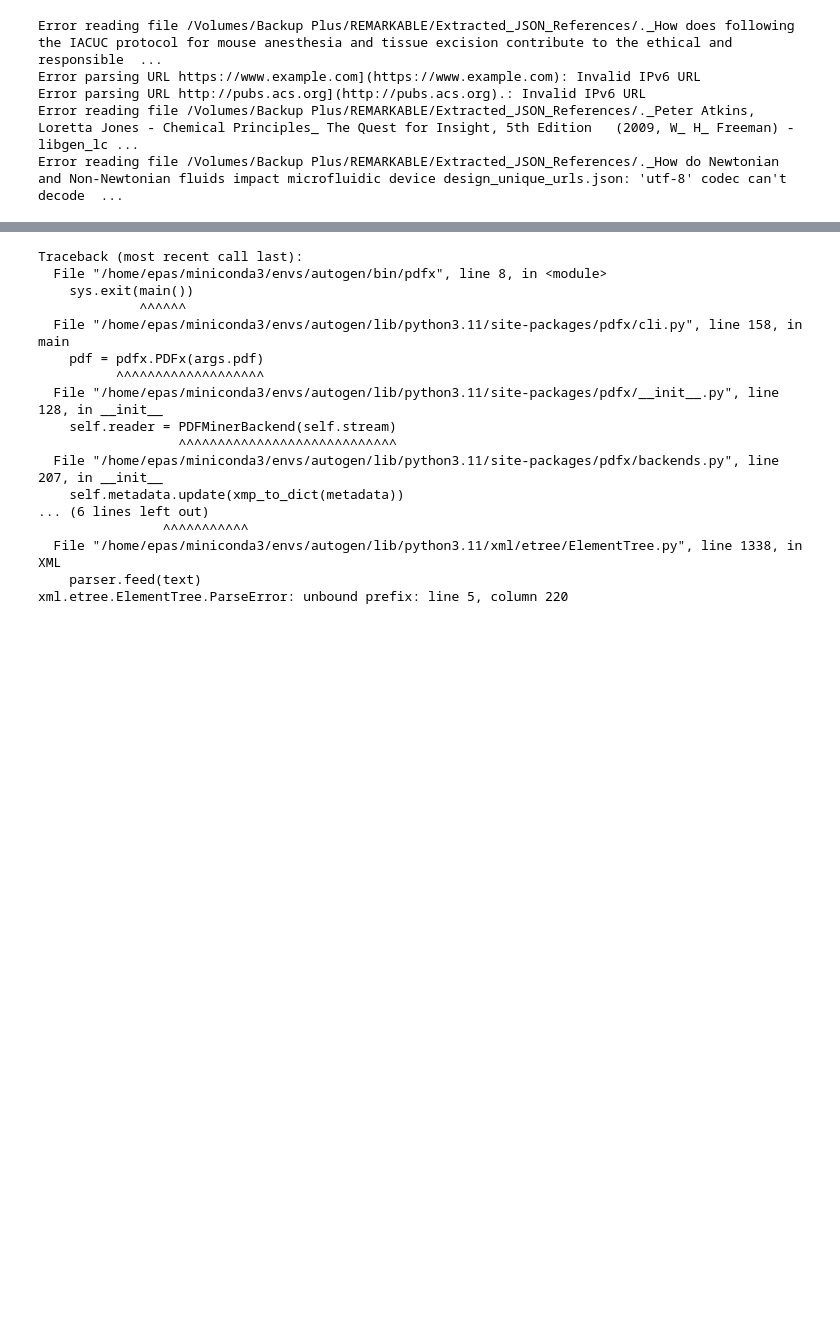
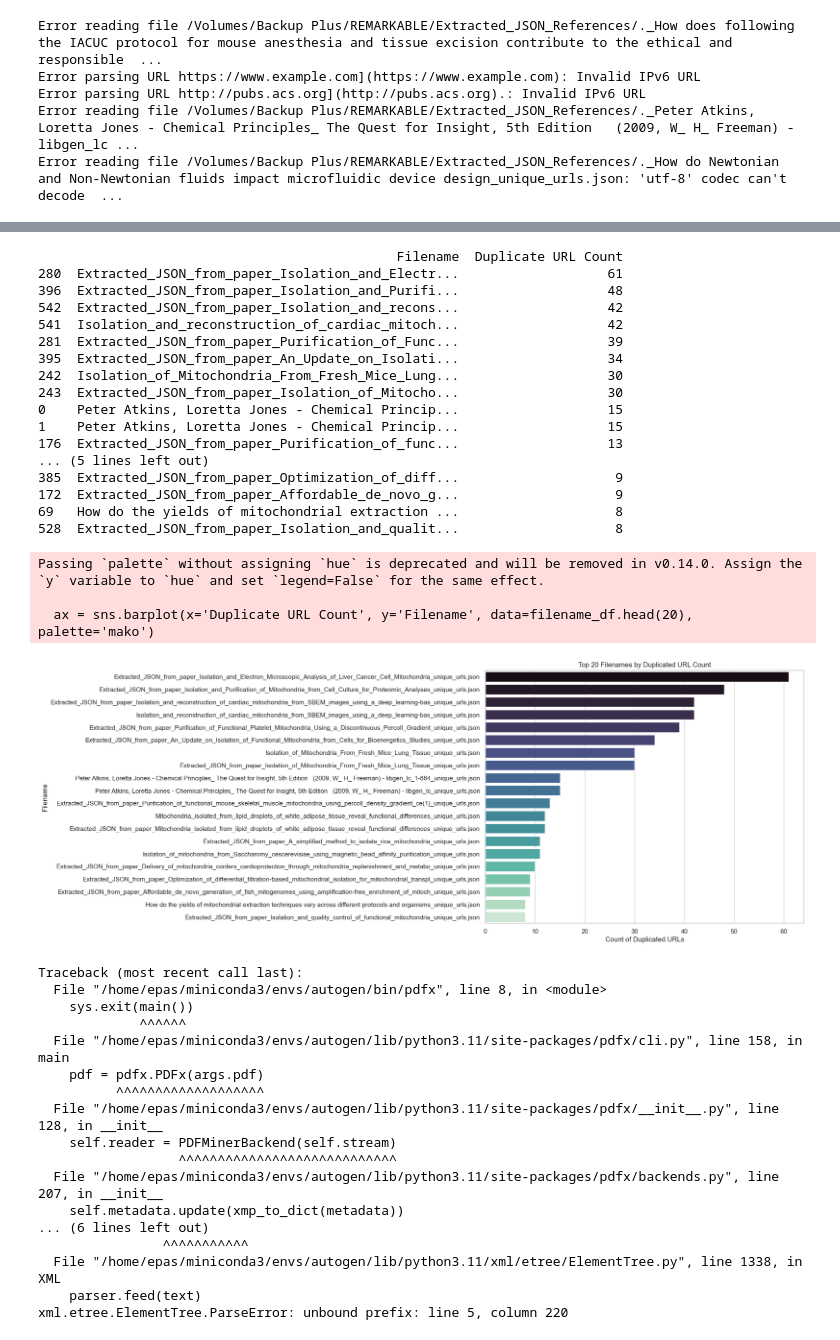
Before and after one commit to ImmortalDemonGod/ResearchAgentSwarm, a Jupyter notebook: Literature_Review/paperQA_desktop.ipynb, the cells around one changed output, grey strips where cells are left out. Saved outputs shown, nothing was run; the diff lists cells and outputs as text; code cells hidden in the pictures; blank space fills up the shorter version.

```diff
--- a/Literature_Review/paperQA_desktop.ipynb
+++ b/Literature_Review/paperQA_desktop.ipynb
@@ -2650,0 +2664,59 @@ Name: domain, dtype: int64
+# %%
+from collections import Counter
+
+# Filter the DataFrame to only include rows where the URL is duplicated
+duplicated_urls = df_urls[df_urls['file_count'] > 1]  # Assuming 'file_count' tells if it's duplicated based on your logic
+
+# Initialize a Counter to keep track of filename occurrences within duplicates
+filename_counts = Counter()
+
+# Iterate over each row in the filtered DataFrame
+for filenames in duplicated_urls['filenames']:
+    # Split the filenames string by semicolon and update the Counter
+    filename_counts.update(filenames.split("; "))
+
+# Convert the Counter to a DataFrame for better readability and sorting
+filename_df = pd.DataFrame(filename_counts.items(), columns=['Filename', 'Duplicate URL Count'])
+
+# Sort the DataFrame by count in descending order to see the most common filenames among duplicates
+filename_df = filename_df.sort_values(by='Duplicate URL Count', ascending=False)
+
+# Print the top 10 filenames with the highest counts of duplicated URLs
+print(filename_df.head(20))
+import matplotlib.pyplot as plt
+import seaborn as sns
+
+# Setting the aesthetic style of the plots
+sns.set(style="whitegrid")
+
+# Creating the plot
+plt.figure(figsize=(10, 8))
+ax = sns.barplot(x='Duplicate URL Count', y='Filename', data=filename_df.head(20), palette='mako')
+plt.title('Top 20 Filenames by Duplicated URL Count')
+plt.xlabel('Count of Duplicated URLs')
+plt.ylabel('Filename')
+
+# Display the plot
+plt.show()
+# %% [output]
+                                              Filename  Duplicate URL Count
+280  Extracted_JSON_from_paper_Isolation_and_Electr...                   61
+396  Extracted_JSON_from_paper_Isolation_and_Purifi...                   48
+542  Extracted_JSON_from_paper_Isolation_and_recons...                   42
+541  Isolation_and_reconstruction_of_cardiac_mitoch...                   42
+281  Extracted_JSON_from_paper_Purification_of_Func...                   39
+395  Extracted_JSON_from_paper_An_Update_on_Isolati...                   34
+242  Isolation_of_Mitochondria_From_Fresh_Mice_Lung...                   30
+243  Extracted_JSON_from_paper_Isolation_of_Mitocho...                   30
+0    Peter Atkins, Loretta Jones - Chemical Princip...                   15
+1    Peter Atkins, Loretta Jones - Chemical Princip...                   15
+176  Extracted_JSON_from_paper_Purification_of_func...                   13
+... (5 lines left out)
+385  Extracted_JSON_from_paper_Optimization_of_diff...                    9
+172  Extracted_JSON_from_paper_Affordable_de_novo_g...                    9
+69   How do the yields of mitochondrial extraction ...                    8
+528  Extracted_JSON_from_paper_Isolation_and_qualit...                    8
+Passing `palette` without assigning `hue` is deprecated and will be removed in v0.14.0. Assign the `y` variable to `hue` and set `legend=False` for the same effect.
+
+  ax = sns.barplot(x='Duplicate URL Count', y='Filename', data=filename_df.head(20), palette='mako')
+[figure, added]
```
Also changed, not shown: parts of 3 cells of this notebook, 3 other files.
